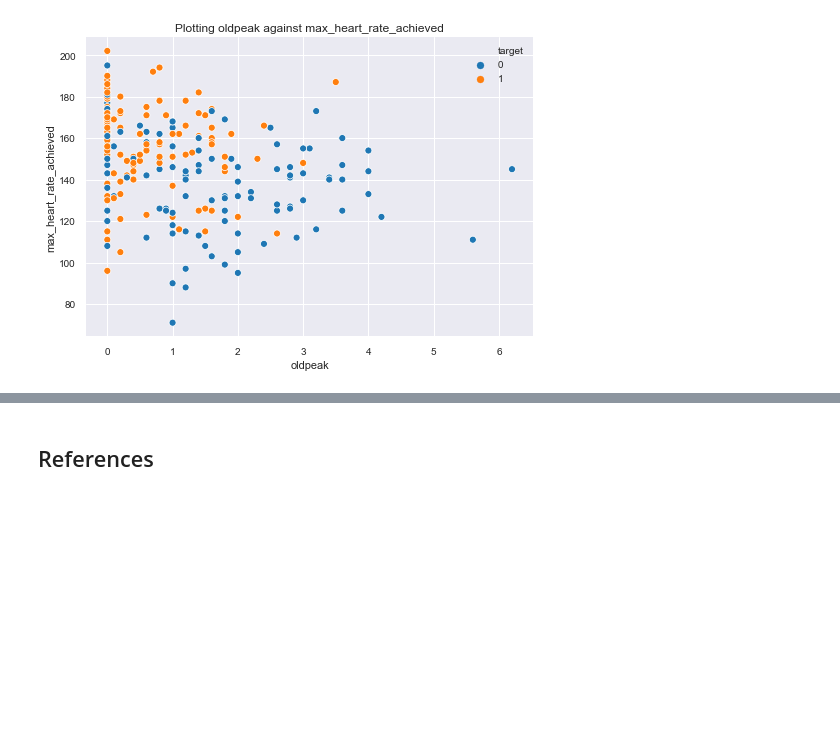
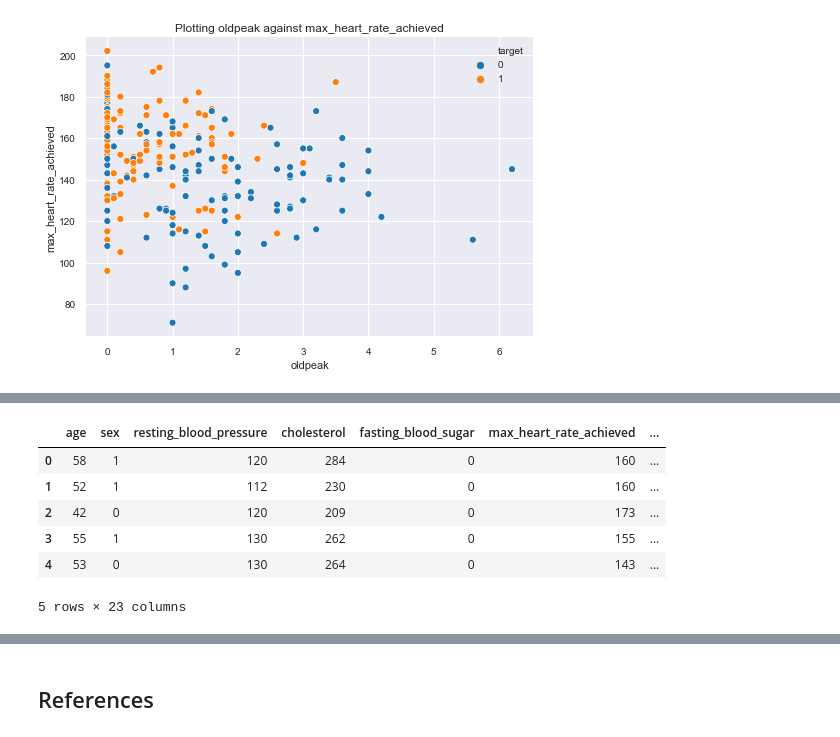
Before and after one commit to bajracharya-kshitij/heart_disease, a Jupyter notebook: Heart Disease.ipynb, the cells around one changed output, grey strips where cells are left out. Cells and saved outputs as stored; diff of their text form; code cells hidden in the pictures; blank space fills up the shorter version.

```diff
--- a/Heart Disease.ipynb
+++ b/Heart Disease.ipynb
@@ -228,0 +288,11 @@ Text(0.5, 1.0, 'Plotting oldpeak against max_heart_rate_achieved')
+# %%
+X_test_encoded = encode_dataframe(X_test, column_names, X_test.index)
+X_test_encoded.head()
+# %% [output]
+|  | age | sex | resting_blood_pressure | cholesterol | fasting_blood_sugar | max_heart_rate_achieved | ... |
+| 0 | 58 | 1 | 120 | 284 | 0 | 160 | ... |
+| 1 | 52 | 1 | 112 | 230 | 0 | 160 | ... |
+| 2 | 42 | 0 | 120 | 209 | 0 | 173 | ... |
+| 3 | 55 | 1 | 130 | 262 | 0 | 155 | ... |
+| 4 | 53 | 0 | 130 | 264 | 0 | 143 | ... |
+5 rows × 23 columns
```
Also changed, not shown: parts of 19 cells of this notebook, 6 other files.
